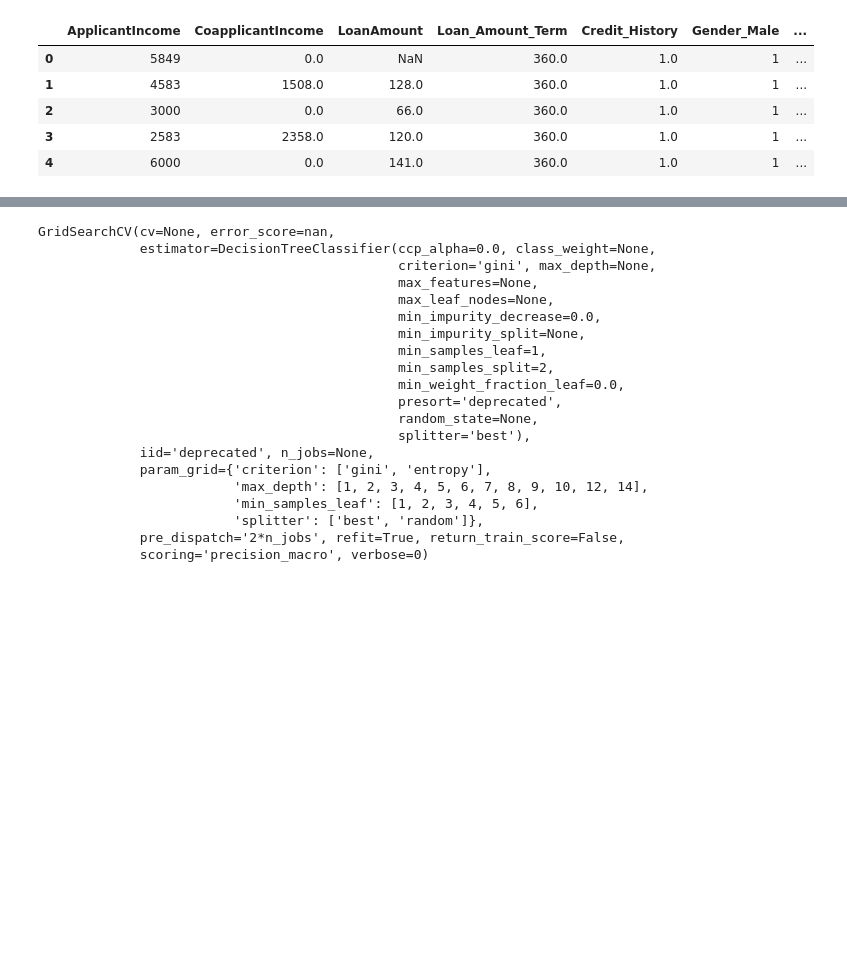
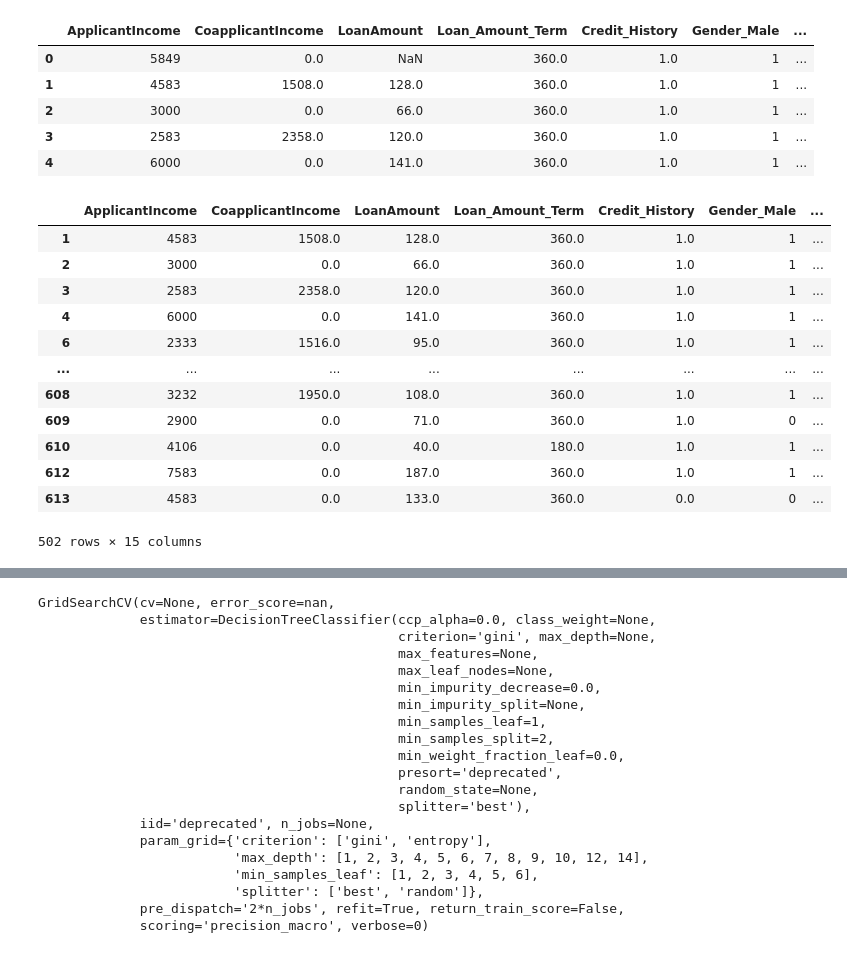
Before and after one commit to yasminekhalifa/Loan_prediction, a Jupyter notebook: Loan_predictor.ipynb, the cells around one changed output, grey strips where cells are left out. Drawn from its saved outputs; the diff is of its cells as text; code cells hidden in the pictures; blank space fills up the shorter version.

```diff
--- a/Loan_predictor.ipynb
+++ b/Loan_predictor.ipynb
@@ -66,3 +80,27 @@ train_df_encoded.head()
 | 2 | 3000 | 0.0 | 66.0 | 360.0 | 1.0 | 1 | ... |
 | 3 | 2583 | 2358.0 | 120.0 | 360.0 | 1.0 | 1 | ... |
 | 4 | 6000 | 0.0 | 141.0 | 360.0 | 1.0 | 1 | ... |
+# %%
+cleaned_data = train_df_encoded.copy()
+for column in numerical_columns:
+    q1 = cleaned_data[column].quantile(0.25)
+    q3 = cleaned_data[column].quantile(0.75)
+    iqr = q3 - q1
+    fence_low = q1 - 1.5 * iqr
+    fence_high = q3 + 1.5 * iqr
+    cleaned_data = cleaned_data.loc[(cleaned_data[column] > fence_low) & (cleaned_data[column] < fence_high)]
+cleaned_data
+# %% [output]
+|  | ApplicantIncome | CoapplicantIncome | LoanAmount | Loan_Amount_Term | Credit_History | Gender_Male | ... |
+| 1 | 4583 | 1508.0 | 128.0 | 360.0 | 1.0 | 1 | ... |
+| 2 | 3000 | 0.0 | 66.0 | 360.0 | 1.0 | 1 | ... |
+| 3 | 2583 | 2358.0 | 120.0 | 360.0 | 1.0 | 1 | ... |
+| 4 | 6000 | 0.0 | 141.0 | 360.0 | 1.0 | 1 | ... |
+| 6 | 2333 | 1516.0 | 95.0 | 360.0 | 1.0 | 1 | ... |
+| ... | ... | ... | ... | ... | ... | ... | ... |
+| 608 | 3232 | 1950.0 | 108.0 | 360.0 | 1.0 | 1 | ... |
+| 609 | 2900 | 0.0 | 71.0 | 360.0 | 1.0 | 0 | ... |
+| 610 | 4106 | 0.0 | 40.0 | 180.0 | 1.0 | 1 | ... |
+| 612 | 7583 | 0.0 | 187.0 | 360.0 | 1.0 | 1 | ... |
+| 613 | 4583 | 0.0 | 133.0 | 360.0 | 0.0 | 0 | ... |
+502 rows × 15 columns
```
Also changed, not shown: parts of 22 cells of this notebook, 13 other files.
